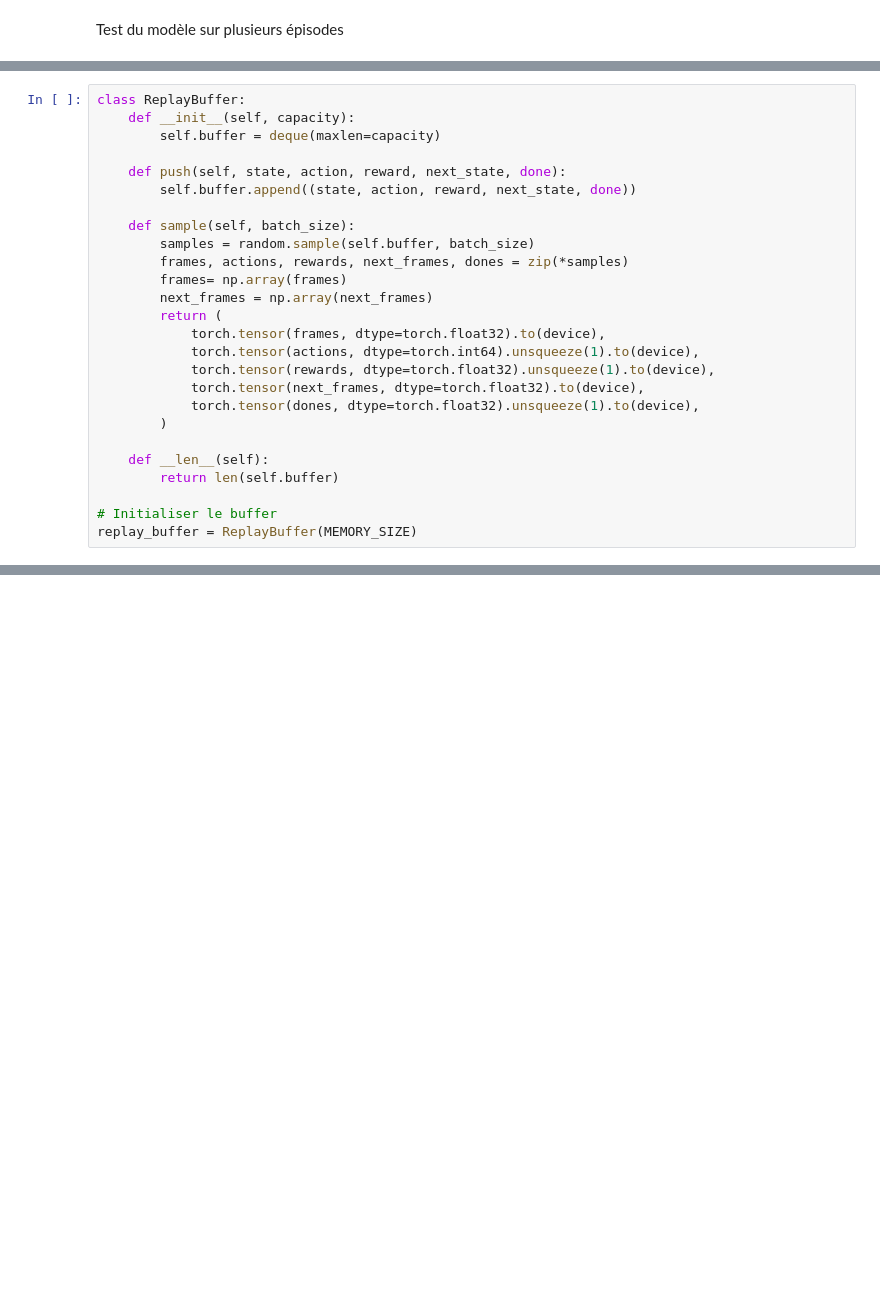
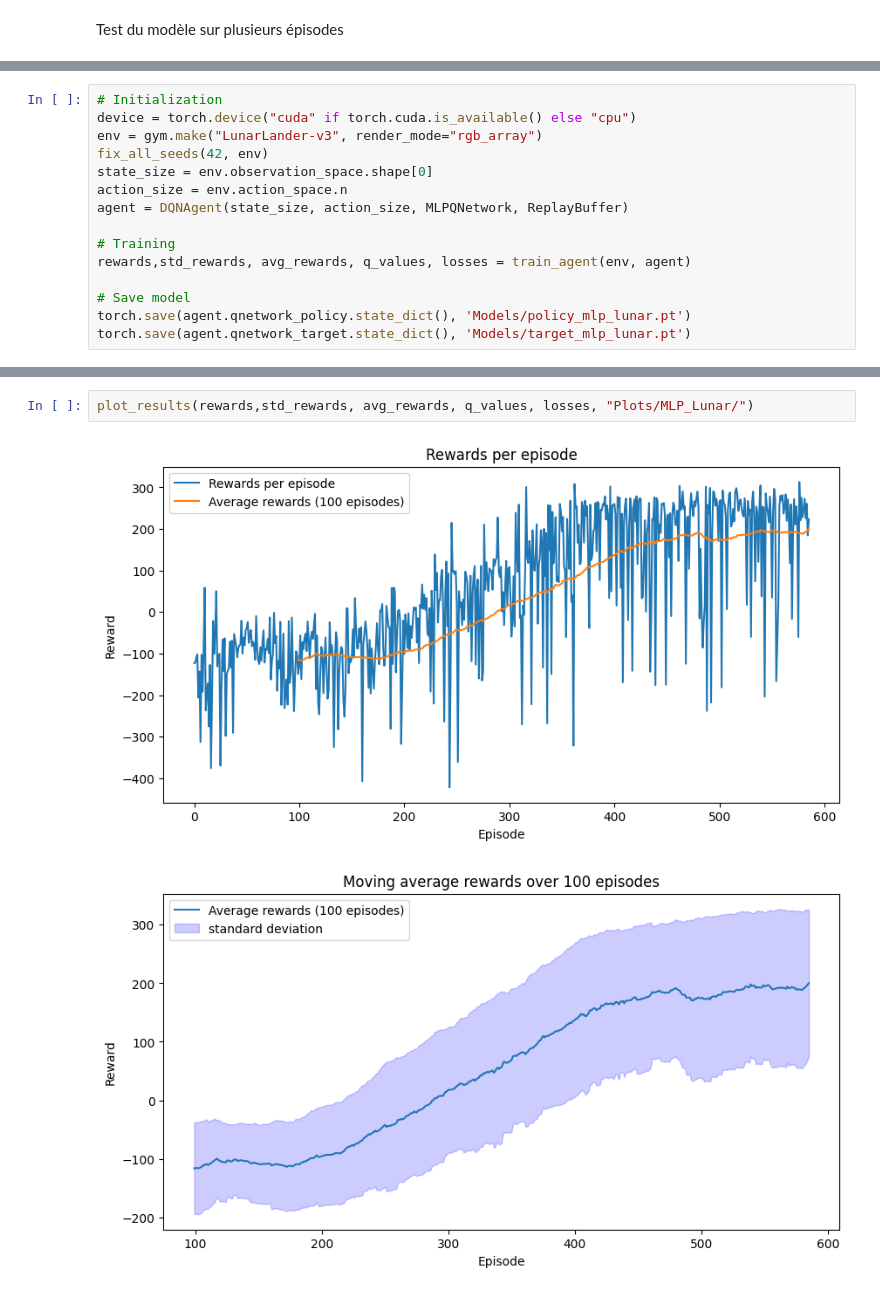
Before and after one commit to WertzSamuel/AML_projet, a Jupyter notebook: AML_projet.ipynb, the cells around one changed output, grey strips where cells are left out. Cells and saved outputs as stored; diff of their text form; blank space fills up the shorter version.

```diff
--- a/AML_projet.ipynb
+++ b/AML_projet.ipynb
@@ -412,26 +504,0 @@ mémoire tampon pour le modèle
-# %%
-class ReplayBuffer:
-    def __init__(self, capacity):
-        self.buffer = deque(maxlen=capacity)
-
-    def push(self, state, action, reward, next_state, done):
-        self.buffer.append((state, action, reward, next_state, done))
-
-    def sample(self, batch_size):
-        samples = random.sample(self.buffer, batch_size)
-        frames, actions, rewards, next_frames, dones = zip(*samples)
-        frames= np.array(frames)
-        next_frames = np.array(next_frames)
-        return (
-            torch.tensor(frames, dtype=torch.float32).to(device),
-            torch.tensor(actions, dtype=torch.int64).unsqueeze(1).to(device),
-            torch.tensor(rewards, dtype=torch.float32).unsqueeze(1).to(device),
-            torch.tensor(next_frames, dtype=torch.float32).to(device),
-            torch.tensor(dones, dtype=torch.float32).unsqueeze(1).to(device),
-        )
-
-    def __len__(self):
-        return len(self.buffer)
-
-# Initialiser le buffer
-replay_buffer = ReplayBuffer(MEMORY_SIZE)
@@ -604,0 +534,15 @@ imageio.mimsave(video_filename, frames, fps=30)
+# %%
+# Initialization
+device = torch.device("cuda" if torch.cuda.is_available() else "cpu")
+env = gym.make("LunarLander-v3", render_mode="rgb_array")
+fix_all_seeds(42, env)
+state_size = env.observation_space.shape[0]
+action_size = env.action_space.n
+agent = DQNAgent(state_size, action_size, MLPQNetwork, ReplayBuffer)
+
+# Training
+rewards,std_rewards, avg_rewards, q_values, losses = train_agent(env, agent)
+
+# Save model
+torch.save(agent.qnetwork_policy.state_dict(), 'Models/policy_mlp_lunar.pt')
+torch.save(agent.qnetwork_target.state_dict(), 'Models/target_mlp_lunar.pt')
@@ -604,0 +556,5 @@ imageio.mimsave(video_filename, frames, fps=30)
+# %%
+plot_results(rewards,std_rewards, avg_rewards, q_values, losses, "Plots/MLP_Lunar/")
+# %% [output]
+[figure, added]
+[figure, added]
```
Also changed, not shown: parts of 91 cells of this notebook, 37 other files.
